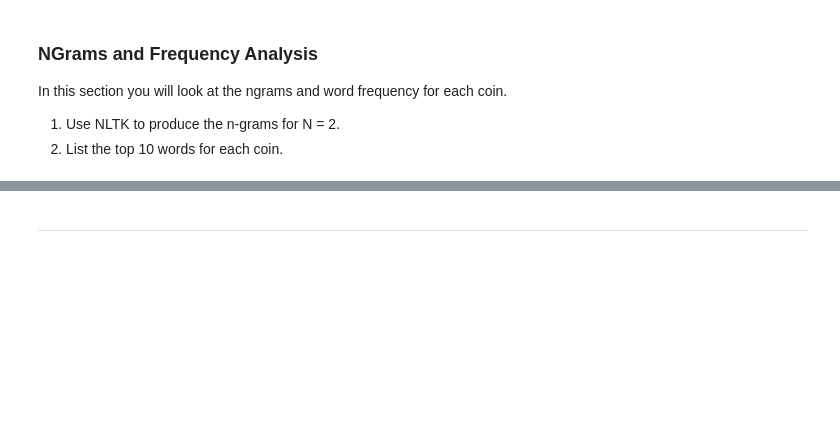
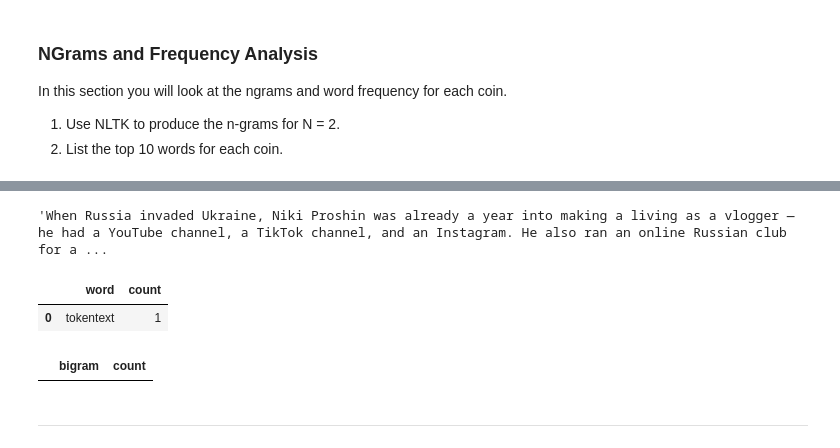
Before and after one commit to muramemory/Fintech-NLP, a Jupyter notebook: Code/crypto_sentiment.ipynb, the cells around one changed output, grey strips where cells are left out. Cells and saved outputs as stored; diff of their text form; code cells hidden in the pictures; blank space fills up the shorter version.

```diff
--- a/Code/crypto_sentiment.ipynb
+++ b/Code/crypto_sentiment.ipynb
@@ -378,0 +411,10 @@ from nltk import ngrams
+# %%
+# Generate the Bitcoin N-grams where N=2
+# YOUR CODE HERE!
+
+
+token_text_df = bitcoin_en_df['token_text']
+token_text_df = pd.DataFrame(token_text_df)
+
+print(type(token_text_df))
+print(type(bitcoin_en_df))
@@ -378,0 +476,28 @@ from nltk import ngrams
+# %%
+bitcoin_en_df.text.str.cat()
+# %% [output]
+'When Russia invaded Ukraine, Niki Proshin was already a year into making a living as a vlogger — he had a YouTube channel, a TikTok channel, and an Instagram. He also ran an online Russian club for a ...
+# %%
+# Define preprocess function
+
+def process_text(doc):
+    sw = set(stopwords.words('english'))
+    regex = re.compile("[^a-zA-Z ]")
+    re_clean = regex.sub('', doc)
+    words = word_tokenize(re_clean)
+    lem = [lemmatizer.lemmatize(word) for word in words]
+    output = [word.lower() for word in lem if word.lower() not in sw]
+    return output
+
+ # Define the counter function
+def word_counter(token_text_df):
+    # Combine all articles in corpus into one large string
+    big_string = ' '.join(token_text_df)
+    processed = process_text(big_string)
+    top_10 = dict(Counter(processed).most_common(20))
+    return pd.DataFrame(list(top_10.items()), columns=['word', 'count'])
+# %%
+word_counter(token_text_df)
+# %% [output]
+|  | word | count |
+| 0 | tokentext | 1 |
@@ -379 +511,5 @@ from nltk import ngrams
+# %%
+bigram_counter(token_text_df)
+# %% [output]
+|  | bigram | count |
 # %%
```
Also changed, not shown: parts of 23 cells of this notebook.
